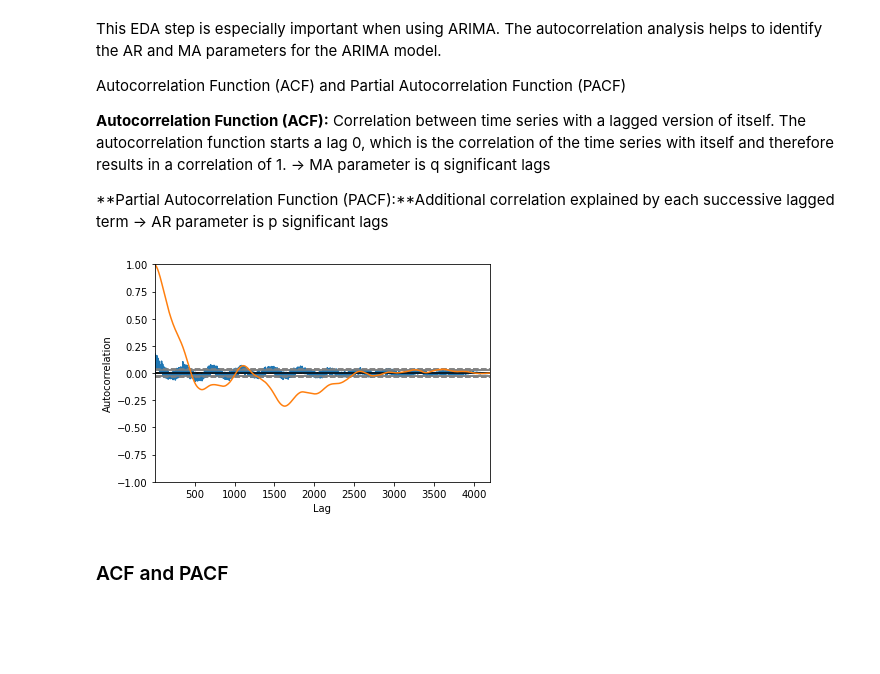
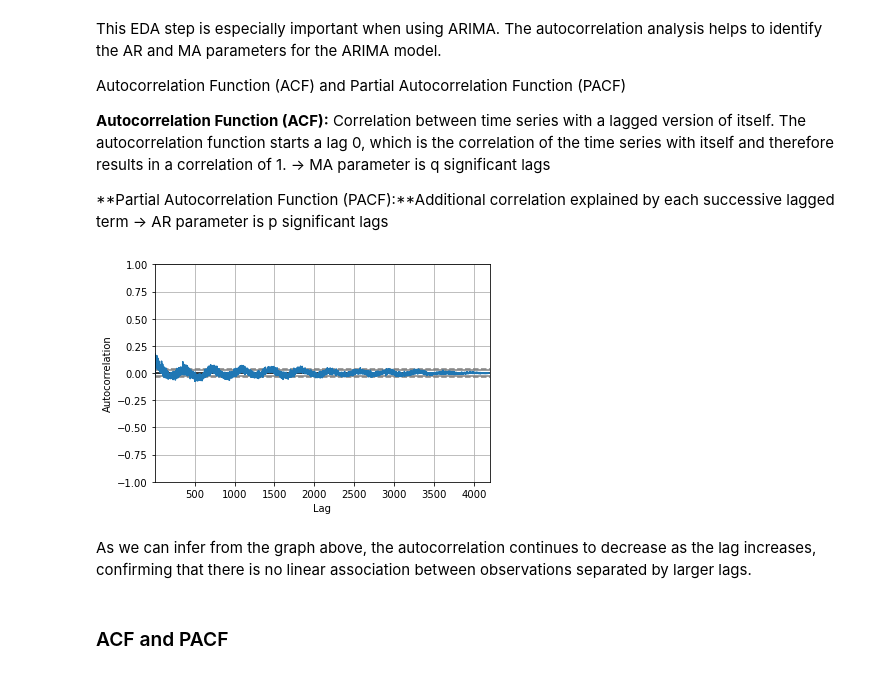
Before and after one commit to sweta0805/Capstone3Project, a Jupyter notebook: Capstone3_Data_wrangling & EDA.ipynb, the cells around one changed output. Cells and saved outputs as stored; diff of their text form; code cells hidden in the pictures; blank space fills up the shorter version.

```diff
--- a/Capstone3_Data_wrangling & EDA.ipynb
+++ b/Capstone3_Data_wrangling & EDA.ipynb
@@ -933,12 +957,14 @@ Autocorrelation Function (ACF) and Partial Autocorrelation Function (PACF)
 **Partial Autocorrelation Function (PACF):**Additional correlation explained by each successive lagged term -> AR parameter is p significant lags
 # %%
 from pandas.plotting import autocorrelation_plot
-autocorrelation_plot(df.Depth_to_Groundwater_diff_1) # orange
-autocorrelation_plot(df.Depth_to_Groundwater) # blue
+autocorrelation_plot(df.Depth_to_Groundwater_diff_1)
+#autocorrelation_plot(df.Depth_to_Groundwater) # blue
 
 plt.savefig('image/Figure20. Depth_to_Groundwater_P241.png', format='png')
 plt.show()
 # %% [output]
-[figure, old version]
+[figure, new version]
+# %% [markdown]
+As we can infer from the graph above, the autocorrelation continues to decrease as the lag increases, confirming that there is no linear association between observations separated by larger lags.
 # %% [markdown]
 ### ACF and PACF
```
Also changed, not shown: parts of 21 cells of this notebook, 16 other files.
